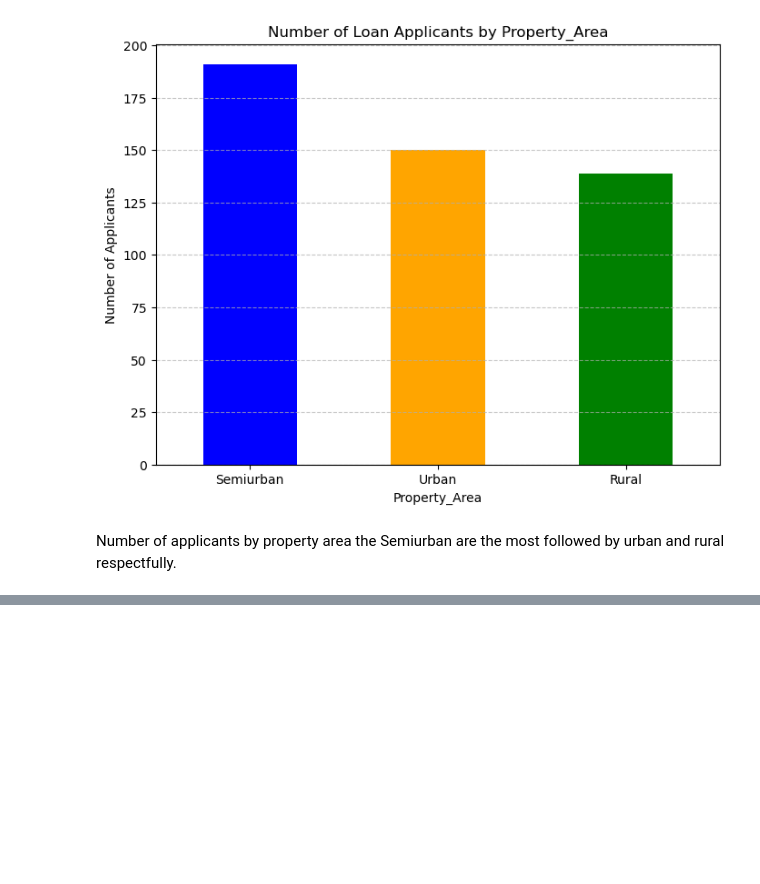
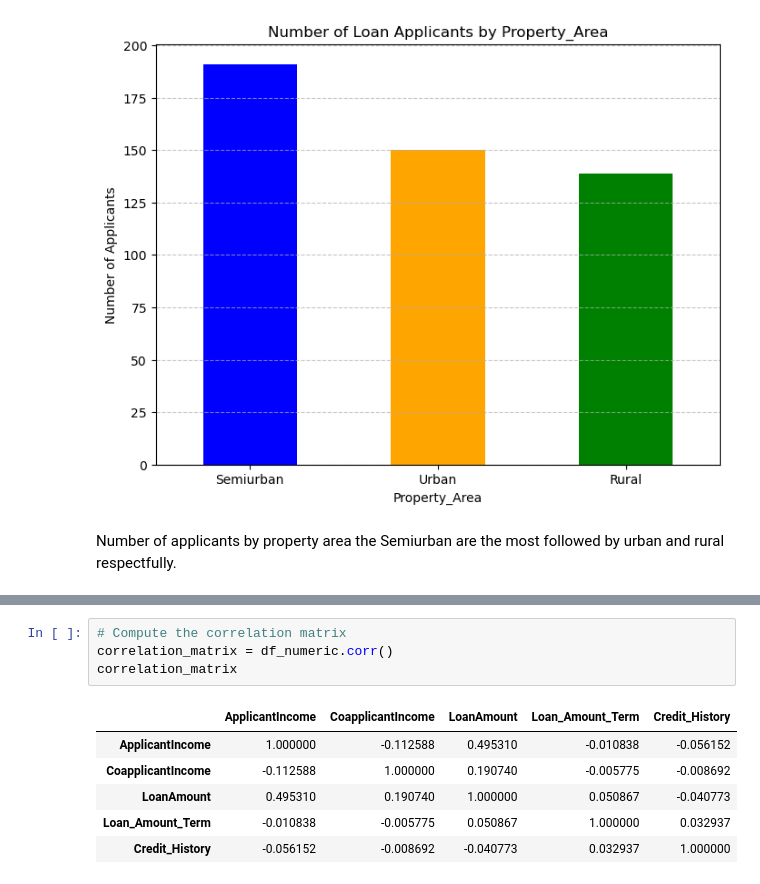
Before and after one commit to Eric-MK/loan_acceptance_prediction, a Jupyter notebook: notebook.ipynb, the cells around one changed output, grey strips where cells are left out. Drawn from its saved outputs; the diff is of its cells as text; blank space fills up the shorter version.

```diff
--- a/notebook.ipynb
+++ b/notebook.ipynb
@@ -297,0 +307,11 @@ Number of applicants by property area the Semiurban are the most followed by urb
+# %%
+# Compute the correlation matrix
+correlation_matrix = df_numeric.corr()
+correlation_matrix
+# %% [output]
+|  | ApplicantIncome | CoapplicantIncome | LoanAmount | Loan_Amount_Term | Credit_History |
+| ApplicantIncome | 1.000000 | -0.112588 | 0.495310 | -0.010838 | -0.056152 |
+| CoapplicantIncome | -0.112588 | 1.000000 | 0.190740 | -0.005775 | -0.008692 |
+| LoanAmount | 0.495310 | 0.190740 | 1.000000 | 0.050867 | -0.040773 |
+| Loan_Amount_Term | -0.010838 | -0.005775 | 0.050867 | 1.000000 | 0.032937 |
+| Credit_History | -0.056152 | -0.008692 | -0.040773 | 0.032937 | 1.000000 |
```
Also changed, not shown: parts of 3 cells of this notebook.
